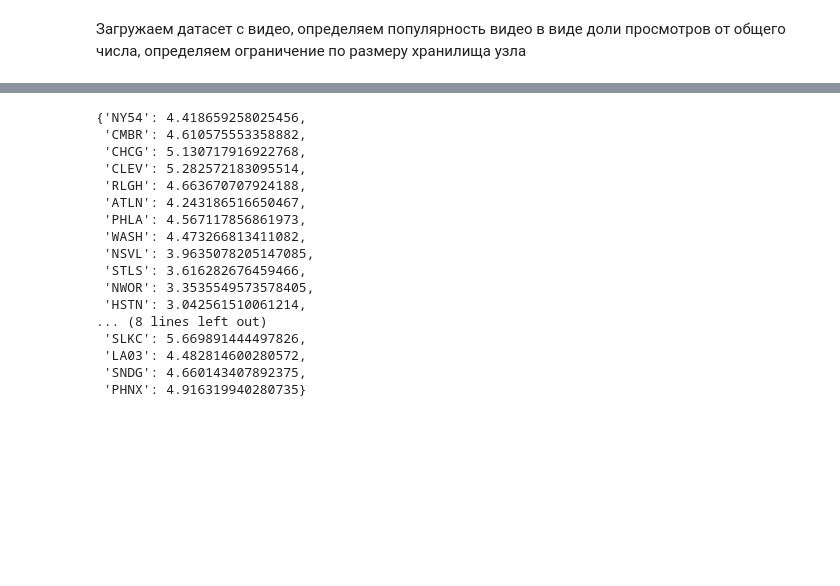
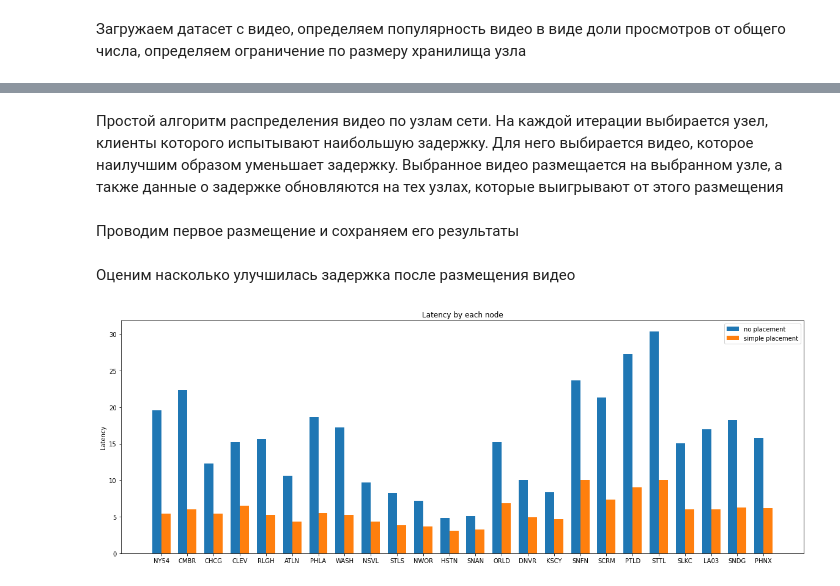
Before and after one commit to error1707/course_work, a Jupyter notebook: algos.ipynb, the cells around one changed output, grey strips where cells are left out. Drawn from its saved outputs; the diff is of its cells as text; code cells hidden in the pictures; blank space fills up the shorter version.

```diff
--- a/algos.ipynb
+++ b/algos.ipynb
@@ -162,10 +165,10 @@ def reset_placement(importance):
             node_latency[target_node] += fast_path_length[target_node][ORIGIN_SERVER] * video["popularity"]
             node_with_space_latency[target_node] += fast_path_length[target_node][ORIGIN_SERVER] * video[importance]
             node_video_closest_server[target_node][video["video_id"]] = ORIGIN_SERVER
-            print(f"\r{j + i * videos.shape[0]}/{videos.shape[0] * len(nodes)}", end='')
+            # print(f"\r{j + i * videos.shape[0]}/{videos.shape[0] * len(nodes)}", end='')
             j += 1
         i += 1
 
 
 reset_placement(IMPORTANCE)
-node_latency
+no_placement = node_latency.copy()
@@ -193,5 +175,7 @@ node_latency
+# %% [markdown]
+Простой алгоритм распределения видео по узлам сети. На каждой итерации выбирается узел, клиенты которого испытывают наибольшую задержку. Для него выбирается видео, которое наилучшим образом уменьшает задержку. Выбранное видео размещается на выбранном узле, а также данные о задержке обновляются на тех узлах, которые выигрывают от этого размещения
 # %%
-def place_videos(importance):
+def place_videos_v1(importance):
     global node_capacity, node_latency, node_with_space_latency, node_video_closest_server, node_videos
     while node_with_space_latency:
         # Выбираем узел с наибольшей задержкой
@@ -223,38 +207,46 @@ def place_videos(importance):
                 continue
 
             # Обновляем задержку и меняем узел, с которого данное видео будет запрашиваться
-            node_latency[node] -= cur_latency * target_video["popularity"]
-            node_latency[node] += new_latency * target_video["popularity"]
+            # Обычная задержка всегда подсчитывается с использованием популярности
+            node_latency[node] -= (cur_latency - new_latency) * target_video["popularity"]
             node_video_closest_server[node][target_video["video_id"]] = target_node
             if node in node_with_space_latency:
-                node_with_space_latency[node] -= cur_latency * target_video[importance]
-                node_with_space_latency[node] += new_latency * target_video[importance]
+                node_with_space_latency[node] -= (cur_latency - new_latency) * target_video[importance]
         # Добавляем видео на узел и уменьшаем свободное место
         node_videos[target_node].append(target_video["video_id"])
         node_capacity[target_node] -= target_video["video_size"]
-
-
-place_videos(IMPORTANCE)
-first_res = node_latency.copy()
-first_res
-# %% [output]
-{'NY54': 4.418659258025456,
- 'CMBR': 4.610575553358882,
- 'CHCG': 5.130717916922768,
- 'CLEV': 5.282572183095514,
- 'RLGH': 4.663670707924188,
- 'ATLN': 4.243186516650467,
- 'PHLA': 4.567117856861973,
- 'WASH': 4.473266813411082,
- 'NSVL': 3.9635078205147085,
- 'STLS': 3.616282676459466,
- 'NWOR': 3.3535549573578405,
- 'HSTN': 3.042561510061214,
-... (8 lines left out)
- 'SLKC': 5.669891444497826,
- 'LA03': 4.482814600280572,
- 'SNDG': 4.660143407892375,
- 'PHNX': 4.916319940280735}
+# %% [markdown]
+Проводим первое размещение и сохраняем его результаты
+# %%
+place_videos_v1(IMPORTANCE)
+first_placement = node_latency.copy()
+# %% [markdown]
+Оценим насколько улучшилась задержка после размещения видео
+# %%
+def compare_placement(first, second, label1, label2):
+    arr1 = []
+    arr2 = []
+    for node in nodes:
+        arr1.append(first[node])
+        arr2.append(second[node])
+
+    x = np.arange(len(nodes))
+    width = 0.35
+
+    fig, ax = plt.subplots(figsize=(20, 7))
+    rects1 = ax.bar(x - width/2, arr1, width, label=label1)
+    rects2 = ax.bar(x + width/2, arr2, width, label=label2)
+
+    ax.set_ylabel('Latency')
+    ax.set_title('Latency by each node')
+    ax.set_xticks(x)
+    ax.set_xticklabels(nodes)
+    ax.legend()
+    plt.show()
+
+compare_placement(no_placement, first_placement, 'no placement', 'simple placement')
+# %% [output]
+[figure, added]
 # %%
 def count_videos_without_replicas():
     videos_without_replica = 0
```
Also changed, not shown: parts of 38 cells of this notebook.
